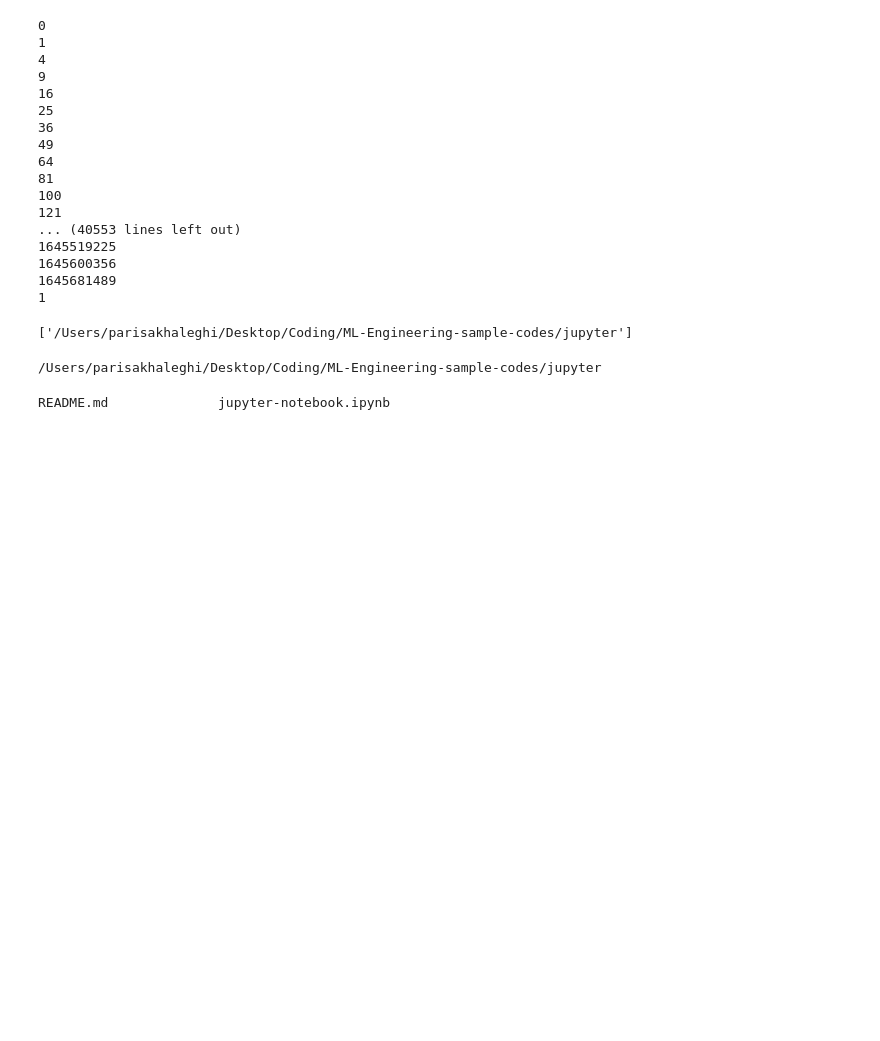
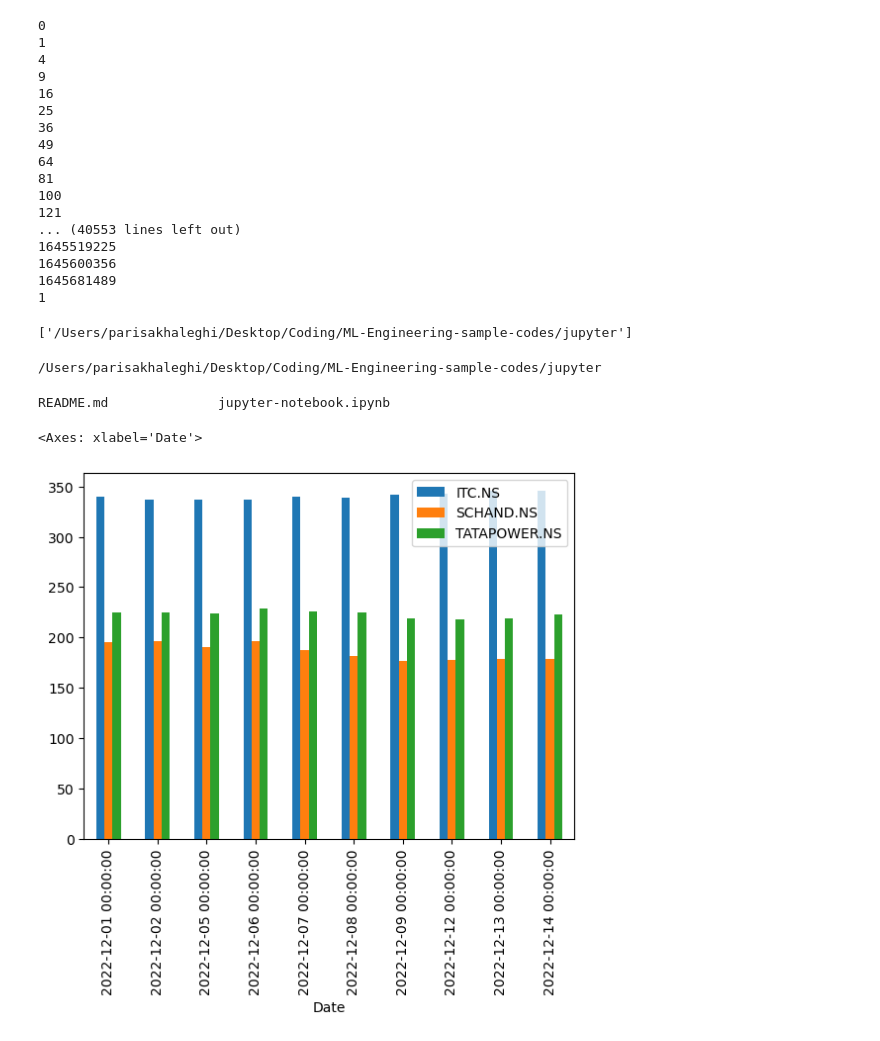
Before and after one commit to parisa-khaleghi/ML-DL-Engineering-sample-codes, a Jupyter notebook: jupyter/jupyter-notebook.ipynb, the cells around one changed output. Saved outputs shown, nothing was run; the diff lists cells and outputs as text; code cells hidden in the pictures; blank space fills up the shorter version.

Commit message:
update: use plot bar

```diff
--- a/jupyter/jupyter-notebook.ipynb
+++ b/jupyter/jupyter-notebook.ipynb
@@ -99,3 +99,8 @@ File:      ~/anaconda3/lib/python3.11/site-packages/IPython/core/magics/executio
 !ls
 # %% [output]
 README.md              jupyter-notebook.ipynb
+# %%
+data.plot.bar(y="Close")
+# %% [output]
+<Axes: xlabel='Date'>
+[figure, added]
```
Also changed, not shown: parts of 1 cell of this notebook.
